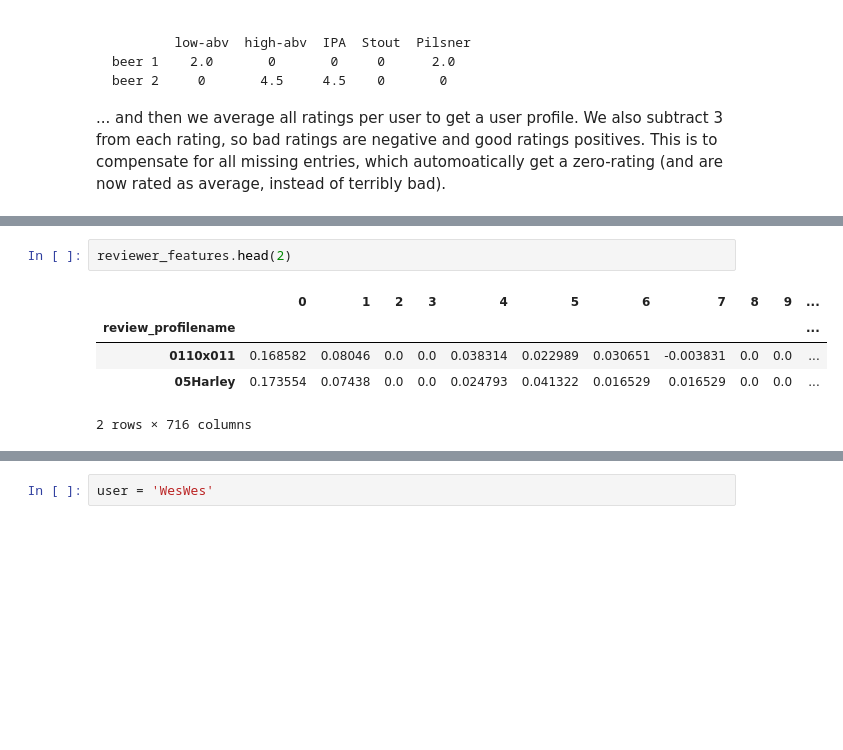
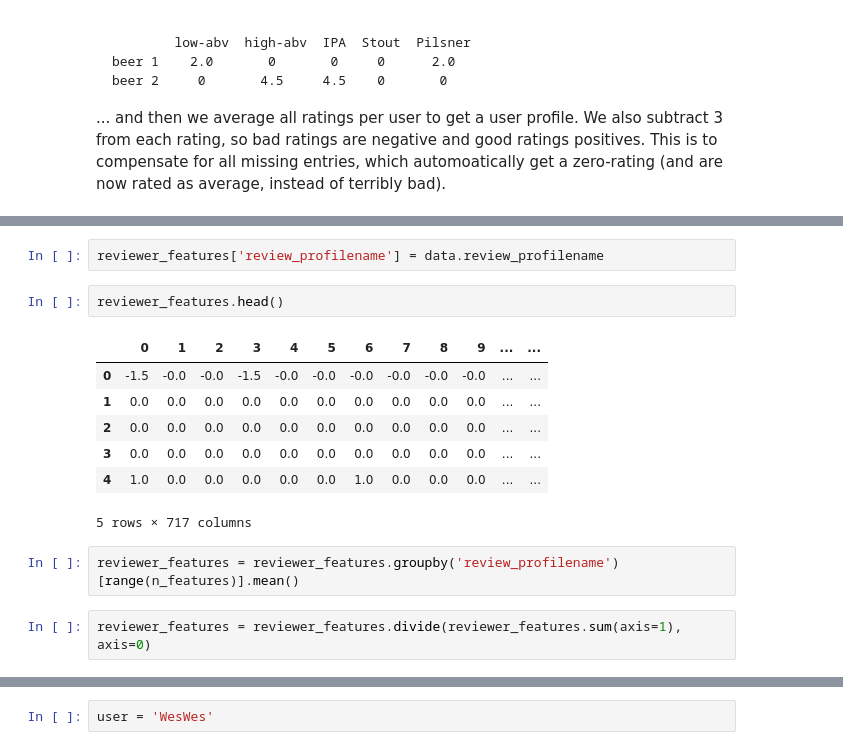
Before and after one commit to sarahpark23/RecommenderSystems, a Jupyter notebook: recommending_beers.ipynb, the cells around one changed output, grey strips where cells are left out. Saved outputs shown, nothing was run; the diff lists cells and outputs as text; blank space fills up the shorter version.

```diff
--- a/recommending_beers.ipynb
+++ b/recommending_beers.ipynb
@@ -404,8 +321,16 @@ Wall time: 2.68 s
+# %%
+reviewer_features['review_profilename'] = data.review_profilename
 # %%
-reviewer_features.head(2)
+reviewer_features.head()
 # %% [output]
-|  | 0 | 1 | 2 | 3 | 4 | 5 | 6 | 7 | 8 | 9 | ... |
-| review_profilename |  |  |  |  |  |  |  |  |  |  | ... |
-| 0110x011 | 0.168582 | 0.08046 | 0.0 | 0.0 | 0.038314 | 0.022989 | 0.030651 | -0.003831 | 0.0 | 0.0 | ... |
-| 05Harley | 0.173554 | 0.07438 | 0.0 | 0.0 | 0.024793 | 0.041322 | 0.016529 | 0.016529 | 0.0 | 0.0 | ... |
+|  | 0 | 1 | 2 | 3 | 4 | 5 | 6 | 7 | 8 | 9 | ... | ... |
+| 0 | -1.5 | -0.0 | -0.0 | -1.5 | -0.0 | -0.0 | -0.0 | -0.0 | -0.0 | -0.0 | ... | ... |
+| 1 | 0.0 | 0.0 | 0.0 | 0.0 | 0.0 | 0.0 | 0.0 | 0.0 | 0.0 | 0.0 | ... | ... |
+| 2 | 0.0 | 0.0 | 0.0 | 0.0 | 0.0 | 0.0 | 0.0 | 0.0 | 0.0 | 0.0 | ... | ... |
+| 3 | 0.0 | 0.0 | 0.0 | 0.0 | 0.0 | 0.0 | 0.0 | 0.0 | 0.0 | 0.0 | ... | ... |
+| 4 | 1.0 | 0.0 | 0.0 | 0.0 | 0.0 | 0.0 | 1.0 | 0.0 | 0.0 | 0.0 | ... | ... |
-2 rows × 716 columns
+5 rows × 717 columns
+# %%
+reviewer_features = reviewer_features.groupby('review_profilename')[range(n_features)].mean()
+# %%
+reviewer_features = reviewer_features.divide(reviewer_features.sum(axis=1), axis=0)
```
Also changed, not shown: parts of 70 cells of this notebook.
